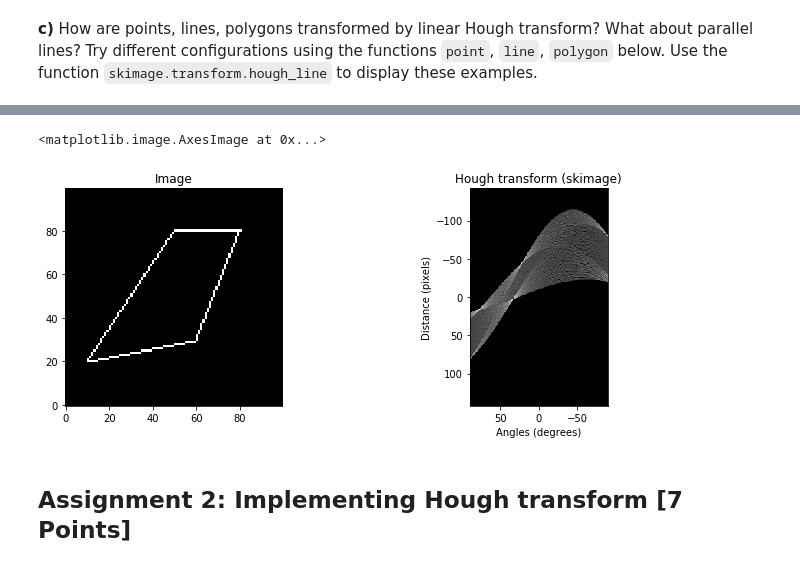
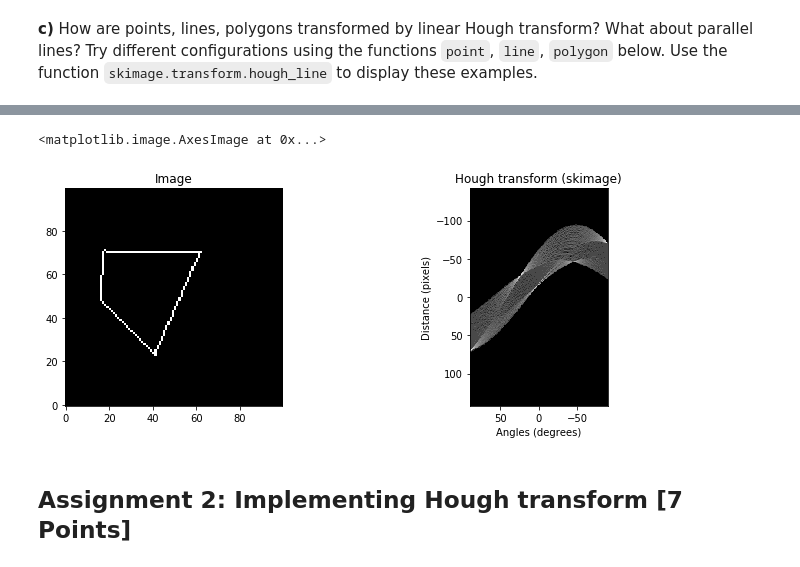
Before and after one commit to shorty-longbottom97/Computer_Vision, a Jupyter notebook: sheet06/sheet06.ipynb, the cells around one changed output, grey strips where cells are left out. Saved outputs shown, nothing was run; the diff lists cells and outputs as text; code cells hidden in the pictures.

```diff
--- a/sheet06/sheet06.ipynb
+++ b/sheet06/sheet06.ipynb
@@ -50,35 +52,55 @@ steps = lambda p,q : max(map(lambda x,y: abs(x-y), p, q))+1
 coords = lambda p,q,s : tuple([np.linspace(x,y,s,dtype=np.uint16) for x,y in zip(p,q)])
 
 def point(img, p):
     "Insert a point in the black/white image at position p"
     img[p] = 1
 
 def line(img, p, q):
     "Insert a line from p to q in the black/white image"
     img[coords(p,q,steps(p,q))] = 1
 
 def polygon(img, vertices):
     "Insert a (closed) polygon given by a list of points into the black/white image"
     for p, q in zip(vertices, vertices[1:]+vertices[0:1]):
         line(img,p,q)
 
 img = np.zeros((100,100))
 
-polygon(img,[(20,10),(80,50),(80,80),(30,60)])
+# YOUR CODE HERE
+
+rand = lambda : np.random.randint(0,80)
+
+# 3 point line
+# point(img,(20,20))
+# point(img,(30,30))
+# point(img,(40,40))
+
+# 3 point random
+#point(img,(rand(),rand()))
+#point(img,(rand(),rand()))
+#point(img,(rand(),rand()))
+
+#parallel lines
+#line(img,(10,0),(30,80))
+#line(img,(30,0),(50,80))
+#line(img,(50,0),(70,80))
+
+#random polygon
+polygon(img,[(rand(),rand()),(rand(),rand()),(rand(),rand()),(rand(),rand())])
 
 
 plt.figure(figsize=(12, 4))
 plt.gray()
 plt.subplot(1,2,1) ; plt.title('Image'); plt.imshow(img, origin = 'lower')
 
 out, angles, d = hough_line(img)
 plt.subplot(1,2,2) ; plt.title('Hough transform (skimage)');
 plt.xlabel('Angles (degrees)')
 plt.ylabel('Distance (pixels)')
 plt.imshow(np.log(1 + out), extent=[np.rad2deg(angles[-1]), np.rad2deg(angles[0]), d[-1], d[0]], origin = 'lower')
 # %% [output]
 <matplotlib.image.AxesImage at 0x...>
-[figure, old version]
+[figure, new version]
 # %% [markdown]
 ## Assignment 2: Implementing Hough transform [7 Points]
 # %% [markdown]
```
Also changed, not shown: parts of 7 cells of this notebook, 4 other files.
